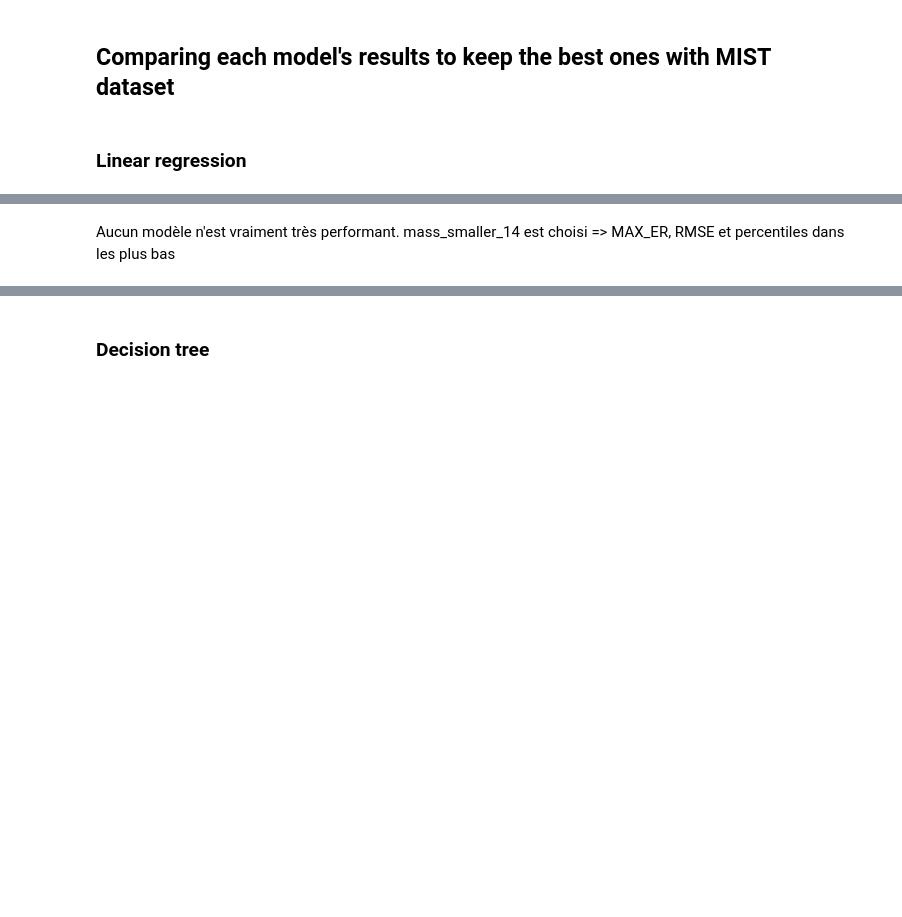
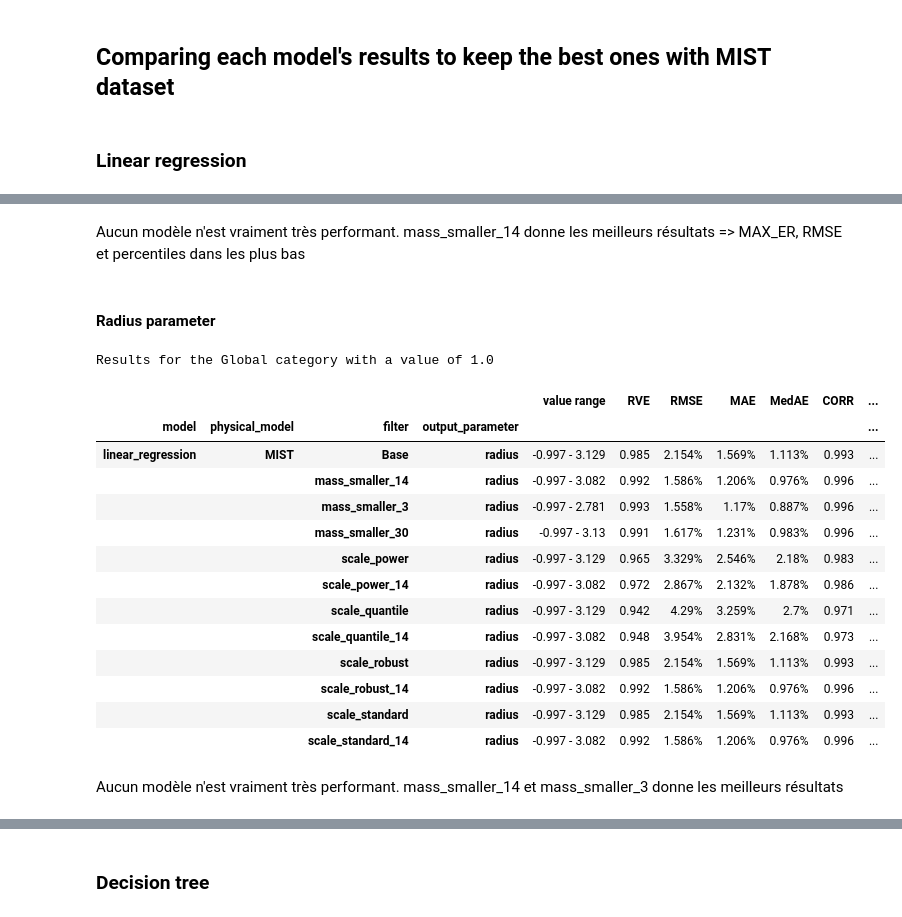
Before and after one commit to anpirott/thesis, a Jupyter notebook: notebooks/ML/method_ML/Model_A_partial/default_models/MIST/compare_model_results.ipynb, the cells around one changed output, grey strips where cells are left out. Cells and saved outputs as stored; diff of their text form; code cells hidden in the pictures; blank space fills up the shorter version.

```diff
--- a/notebooks/ML/method_ML/Model_A_partial/default_models/MIST/compare_model_results.ipynb
+++ b/notebooks/ML/method_ML/Model_A_partial/default_models/MIST/compare_model_results.ipynb
@@ -185,2 +187,29 @@ Results for the Global category with a value of 1.0
 # %% [markdown]
-Aucun modèle n'est vraiment très performant. mass_smaller_14 est choisi => MAX_ER, RMSE et percentiles dans les plus bas
+Aucun modèle n'est vraiment très performant. mass_smaller_14 donne les meilleurs résultats => MAX_ER, RMSE et percentiles dans les plus bas
+# %% [markdown]
+#### Radius parameter
+# %%
+compare_metrics(path, value_rounding=3, relative_values=True,
+                output_parameters=["radius"],
+                physical_models=["MIST"],
+                model_names=["linear_regression"],
+                categories=["Global"]
+                )
+# %% [output]
+Results for the Global category with a value of 1.0
+|  |  |  |  | value range | RVE | RMSE | MAE | MedAE | CORR | ... |
+| model | physical_model | filter | output_parameter |  |  |  |  |  |  | ... |
+| linear_regression | MIST | Base | radius | -0.997 - 3.129 | 0.985 | 2.154% | 1.569% | 1.113% | 0.993 | ... |
+|  |  | mass_smaller_14 | radius | -0.997 - 3.082 | 0.992 | 1.586% | 1.206% | 0.976% | 0.996 | ... |
+|  |  | mass_smaller_3 | radius | -0.997 - 2.781 | 0.993 | 1.558% | 1.17% | 0.887% | 0.996 | ... |
+|  |  | mass_smaller_30 | radius | -0.997 - 3.13 | 0.991 | 1.617% | 1.231% | 0.983% | 0.996 | ... |
+|  |  | scale_power | radius | -0.997 - 3.129 | 0.965 | 3.329% | 2.546% | 2.18% | 0.983 | ... |
+|  |  | scale_power_14 | radius | -0.997 - 3.082 | 0.972 | 2.867% | 2.132% | 1.878% | 0.986 | ... |
+|  |  | scale_quantile | radius | -0.997 - 3.129 | 0.942 | 4.29% | 3.259% | 2.7% | 0.971 | ... |
+|  |  | scale_quantile_14 | radius | -0.997 - 3.082 | 0.948 | 3.954% | 2.831% | 2.168% | 0.973 | ... |
+|  |  | scale_robust | radius | -0.997 - 3.129 | 0.985 | 2.154% | 1.569% | 1.113% | 0.993 | ... |
+|  |  | scale_robust_14 | radius | -0.997 - 3.082 | 0.992 | 1.586% | 1.206% | 0.976% | 0.996 | ... |
+|  |  | scale_standard | radius | -0.997 - 3.129 | 0.985 | 2.154% | 1.569% | 1.113% | 0.993 | ... |
+|  |  | scale_standard_14 | radius | -0.997 - 3.082 | 0.992 | 1.586% | 1.206% | 0.976% | 0.996 | ... |
+# %% [markdown]
+Aucun modèle n'est vraiment très performant. mass_smaller_14 et mass_smaller_3 donne les meilleurs résultats
```
Also changed, not shown: parts of 70 cells of this notebook, 34 other files.
